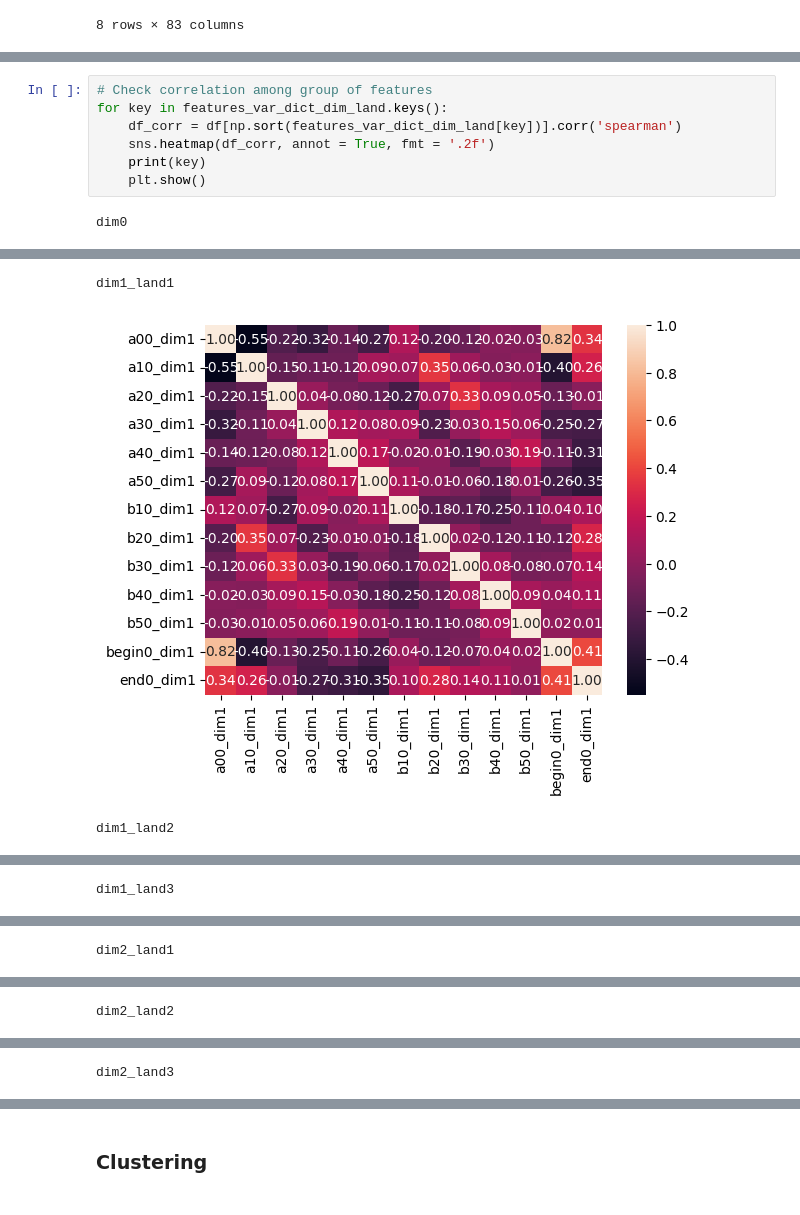
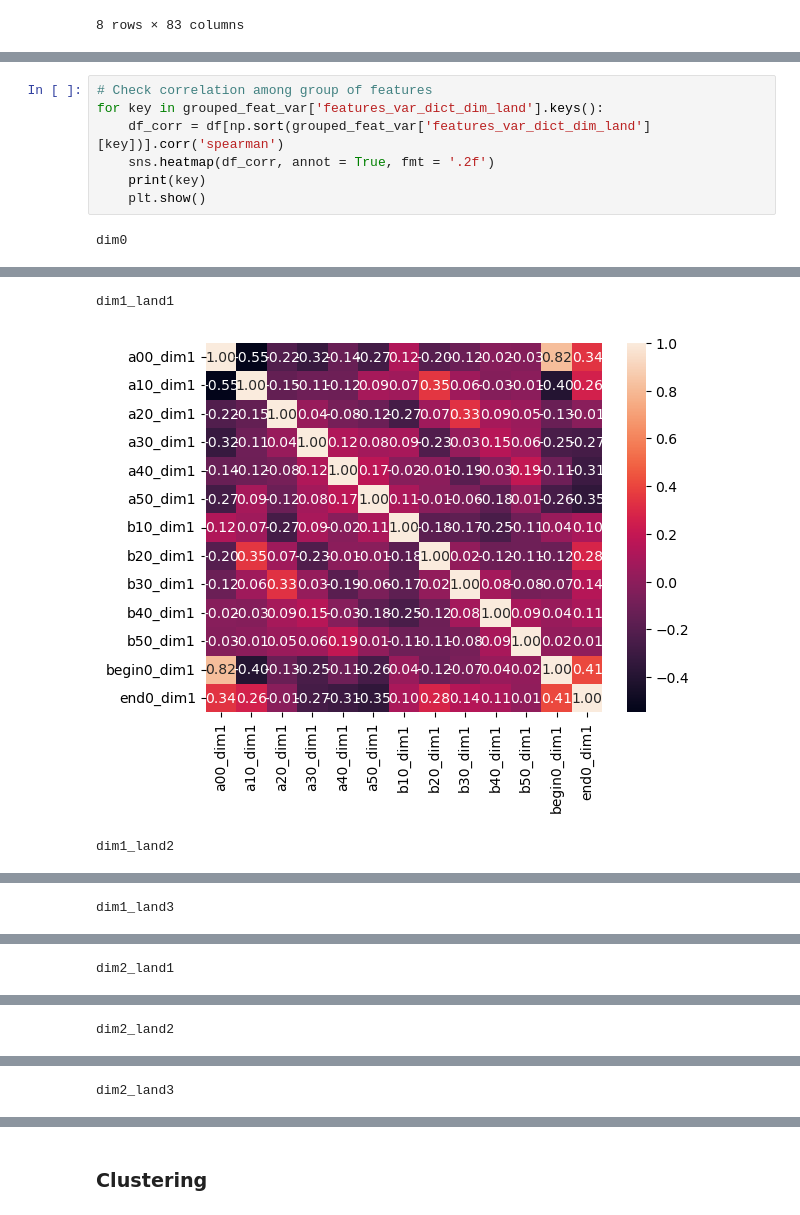
Before and after one commit to lrigolli/protein_tda, a Jupyter notebook: notebooks/protein_classification.ipynb, the cells around one changed output, grey strips where cells are left out. Cells and saved outputs as stored; diff of their text form.

```diff
--- a/notebooks/protein_classification.ipynb
+++ b/notebooks/protein_classification.ipynb
@@ -61,15 +79,15 @@ features_var_dict_dim = grouped_feat_var['features_var_dict_dim']
 # %%
 # Check correlation among group of features
-for key in features_var_dict_dim_land.keys():
-    df_corr = df[np.sort(features_var_dict_dim_land[key])].corr('spearman')
+for key in grouped_feat_var['features_var_dict_dim_land'].keys():
+    df_corr = df[np.sort(grouped_feat_var['features_var_dict_dim_land'][key])].corr('spearman')
     sns.heatmap(df_corr, annot = True, fmt = '.2f')
     print(key)
     plt.show()
 # %% [output]
 dim0
 [figure]
 dim1_land1
-[figure, old version]
+[figure, new version]
 dim1_land2
 [figure]
 dim1_land3
```
Also changed, not shown: parts of 75 cells of this notebook, 8 other files.
